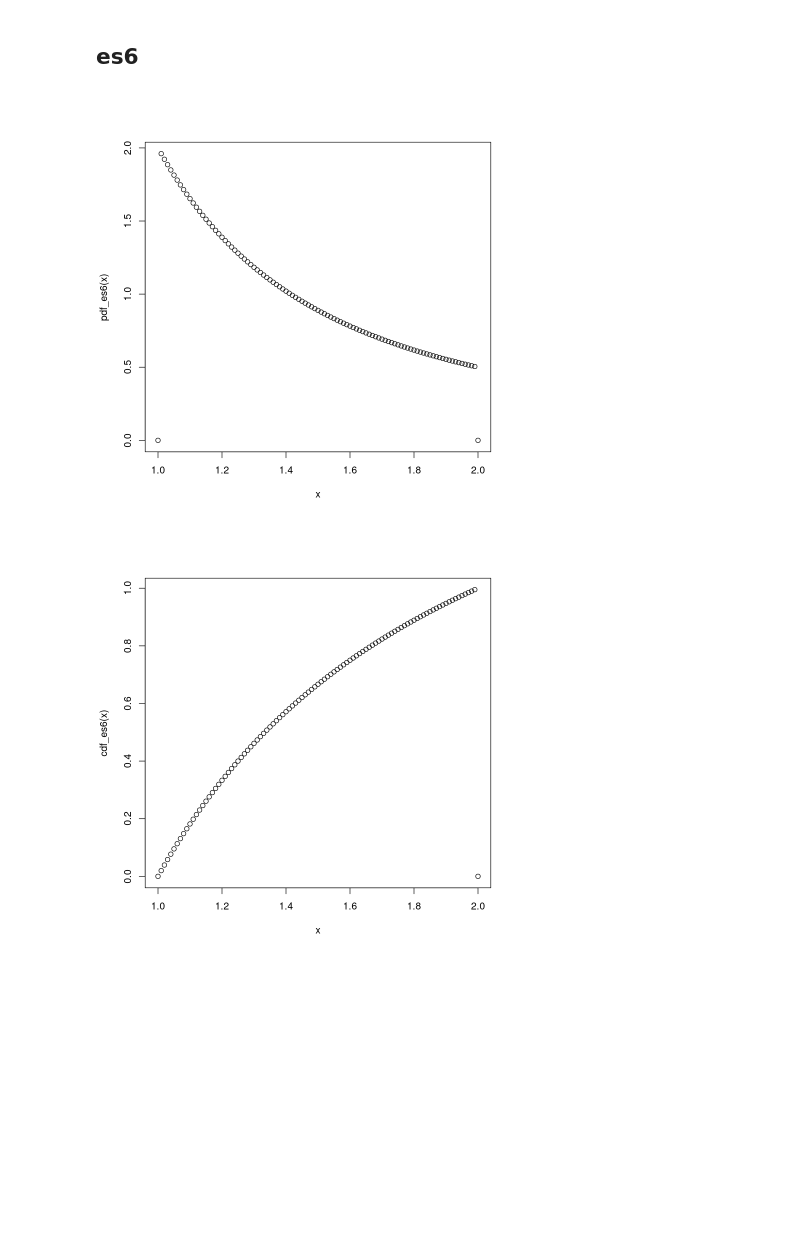
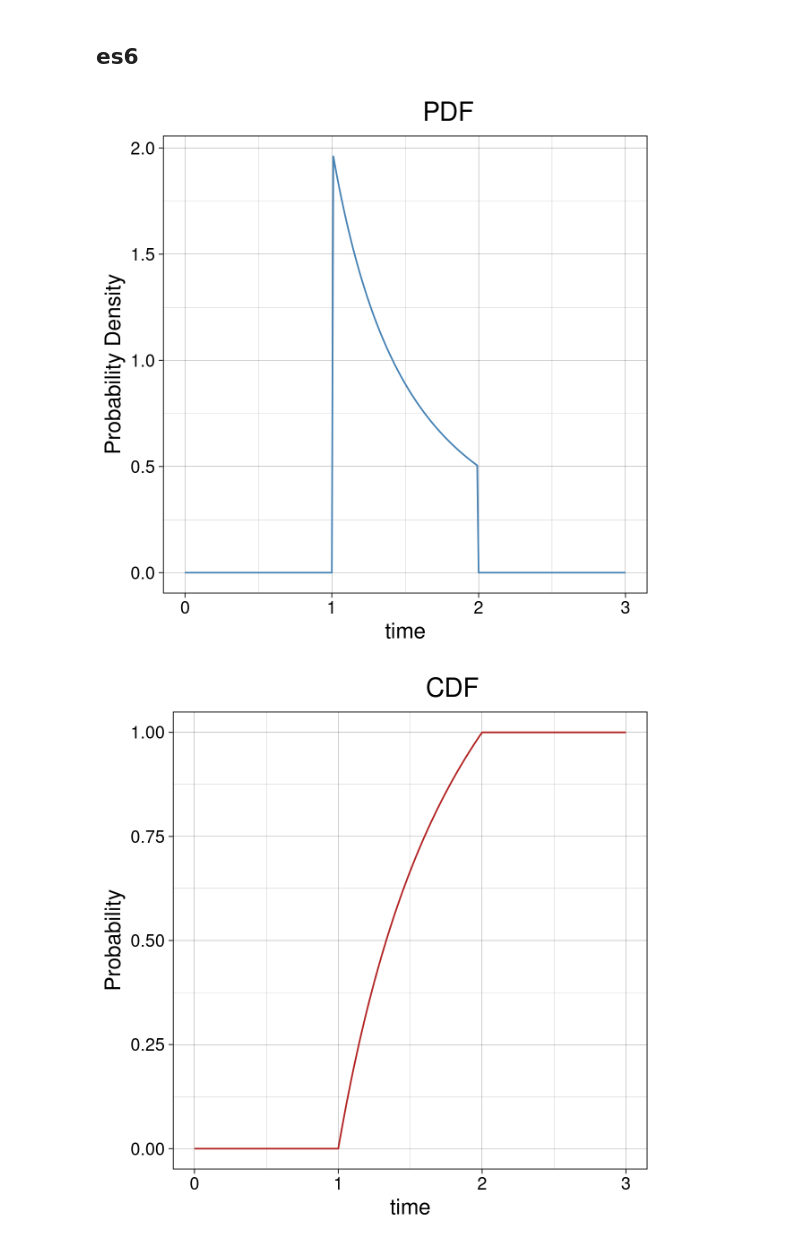
Before and after one commit to PietroCappelli/Advance_stat, a Jupyter notebook: Exercises/exercises02.ipynb, the cells around one changed output. Cells and saved outputs as stored; diff of their text form; code cells hidden in the pictures; blank space fills up the shorter version.

```diff
--- a/Exercises/exercises02.ipynb
+++ b/Exercises/exercises02.ipynb
@@ -220,6 +216,7 @@ The probability of finihing in exactly 120 mins is 0
 # %% [markdown]
 ## es6
 # %%
+#pdf
 pdf_es6 <- function(x) {
     ifelse(
         x>1 & x<2,
@@ -227,29 +224,45 @@ pdf_es6 <- function(x) {
         0
     )
 }
+#cdf
+cdf_es6 <- function(x) {
+    ifelse(x>1 & x<2, - 2/x + 2, ifelse(x>=2, 1, 0))
+}
 
-cdf_es6 <- function(x) {
-    ifelse(
-        x>1 & x<2,
-        - 2/x + 2 ,
-        0
-    )
+#quantile function
+q_func <- function(q){
+    ifelse(q>=0 & q<=1, uniroot(
+        function(x){cdf_es6(x) - q},
+        lower=1,upper=2)$root, "error" )
 }
-r_es6 <- function(n){
-    a <- seq(1,2,0.001)
-    p <- vector()
-    for(i in 1:n){
-        p <- append(p, life(sample(a, size=1) ))
+
+#random function
+r_func <- function(n){
+    quant <- runif(n)
+    v <- vector()
+    for (q in quant){
+        v <- append(v, q_func(q))
     }
-    return(p)
+    return(v)
 }
-# %%
-plot(x,pdf_es6(x))
-plot(x,cdf_es6(x))
-# hist(r_life(1000))
-# %% [output]
-[figure, removed]
-[figure, removed]
+# %%
+#plot pdf and cdf
+t <- seq(0,3,0.01)
+
+ggplot()+
+    geom_line(aes(x=t, y=pdf_es6(t)), color="steelblue") +
+    theme_linedraw() +
+    labs(title="PDF", x="time", y="Probability Density")+
+    theme(text = element_text(size=14), plot.title = element_text( hjust = 0.6))
+
+ggplot()+
+    geom_line(aes(x=t, y=cdf_es6(t)), color="firebrick") +
+    theme_linedraw() +
+    labs(title="CDF", x="time", y="Probability")+
+    theme(text = element_text(size=14), plot.title = element_text( hjust = 0.6))
+# %% [output]
+[figure, added]
+[figure, added]
 # %%
 #probability x less than 1.5 => integrate from 1 to 1.5
 Prob <- integrate(pdf_es6,1, 1.5)$value
```
Also changed, not shown: parts of 6 cells of this notebook.
